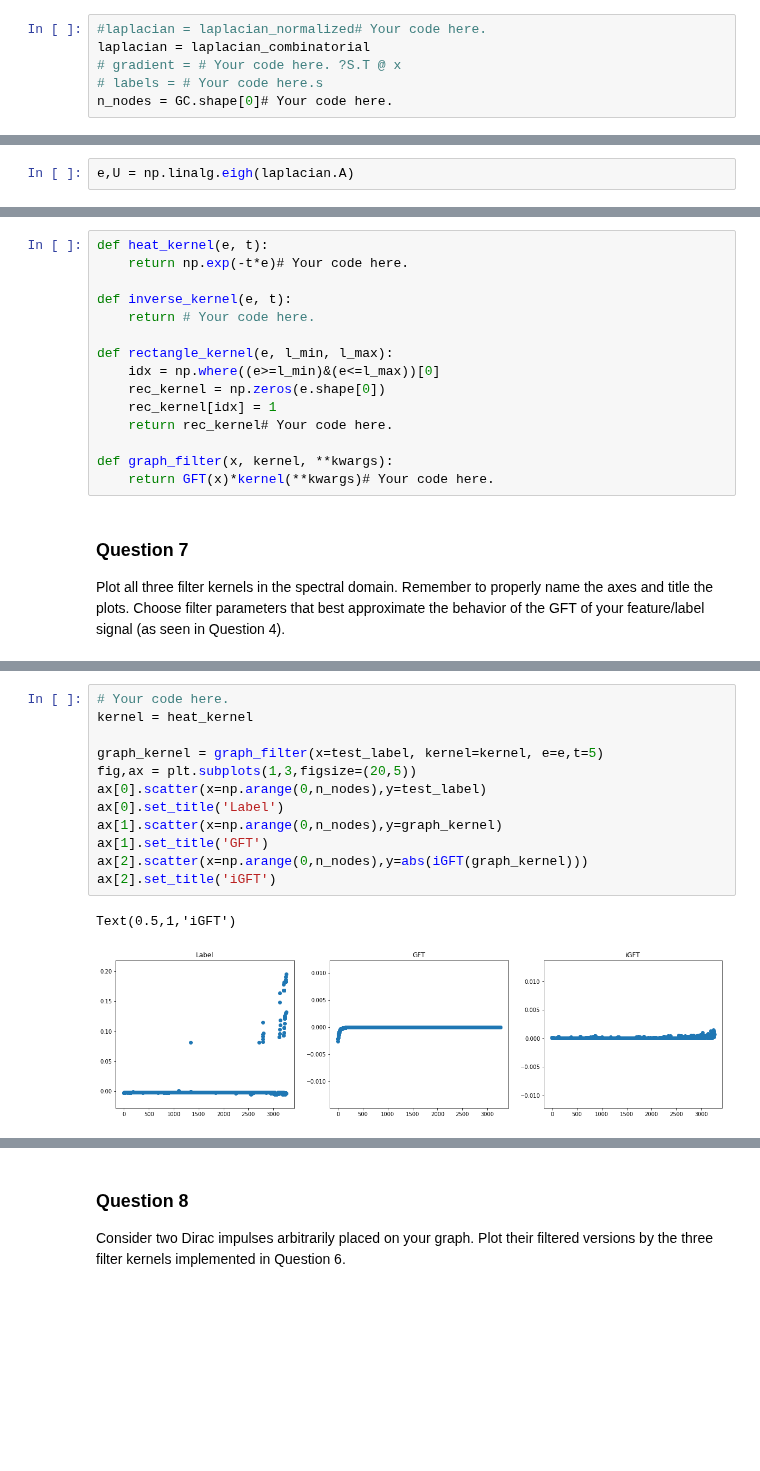
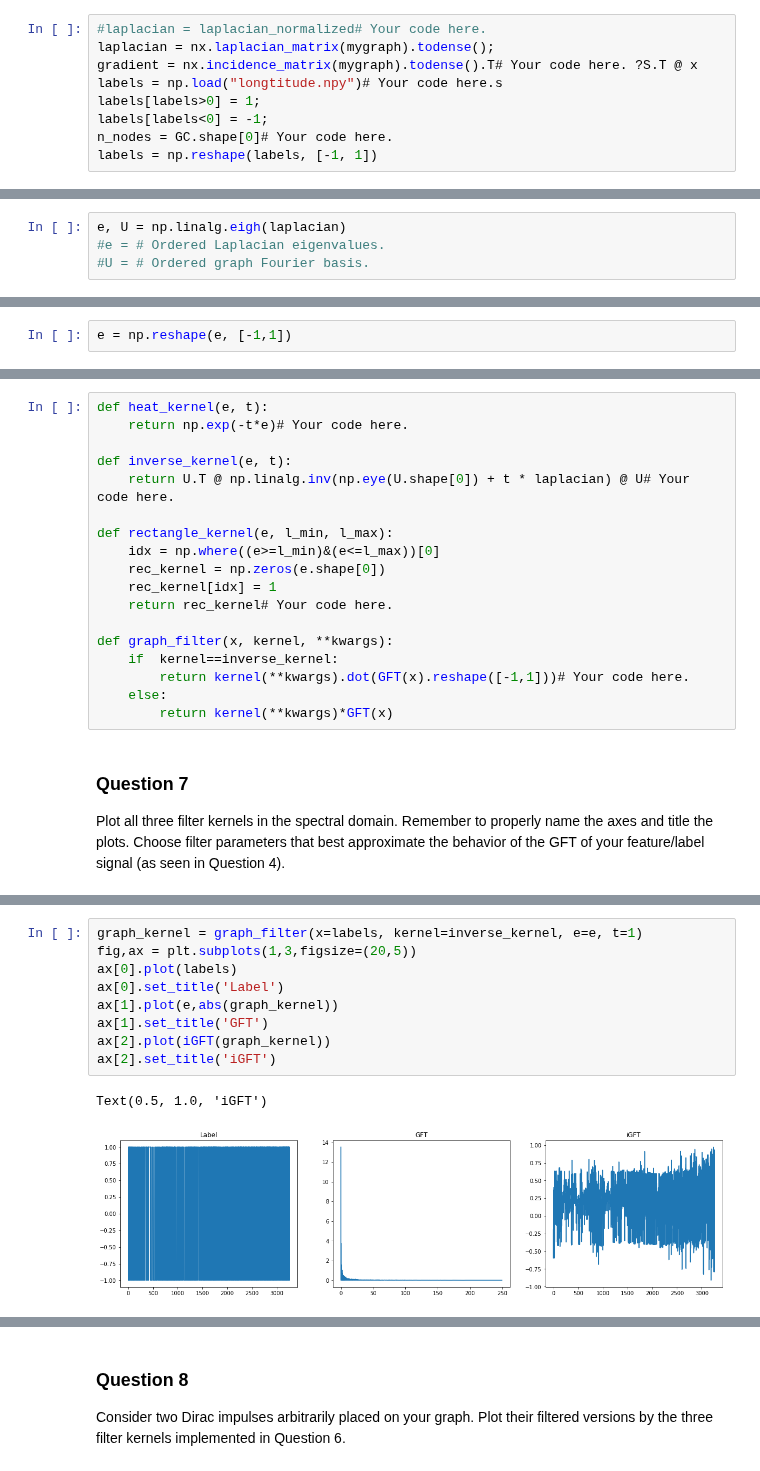
Before and after one commit to ownzonefeng/ntds_groupwork, a Jupyter notebook: Milestone4/4_graph_signal_processing.ipynb, the cells around one changed output, grey strips where cells are left out. Cells and saved outputs as stored; diff of their text form; blank space fills up the shorter version.

```diff
--- a/Milestone4/4_graph_signal_processing.ipynb
+++ b/Milestone4/4_graph_signal_processing.ipynb
@@ -104,6 +98,9 @@ laplacian_normalized =  D_root_inv.dot(laplacian_combinatorial.dot(D_root_inv))
 # %%
 #laplacian = laplacian_normalized# Your code here.
-laplacian = laplacian_combinatorial
-# gradient = # Your code here. ?S.T @ x
-# labels = # Your code here.s
+laplacian = nx.laplacian_matrix(mygraph).todense();
+gradient = nx.incidence_matrix(mygraph).todense().T# Your code here. ?S.T @ x
+labels = np.load("longtitude.npy")# Your code here.s
+labels[labels>0] = 1;
+labels[labels<0] = -1;
 n_nodes = GC.shape[0]# Your code here.
+labels = np.reshape(labels, [-1, 1])
@@ -116,4 +157,6 @@ In this section we will observe how your feature/label vector looks like in the
 
 Compute the Fourier basis vectors and the Laplacian eigenvalues. Make sure to order those from smaller to larger, $\lambda_0 \leq \lambda_1 \leq \dots \leq \lambda_{N-1},$ and use the same ordering for the Fourier basis vectors.
 # %%
-e,U = np.linalg.eigh(laplacian.A)
+e, U = np.linalg.eigh(laplacian)
+#e = # Ordered Laplacian eigenvalues.
+#U = # Ordered graph Fourier basis.
@@ -161,6 +214,8 @@ def iGFT(x):
 ### Question 4
 
 Plot your feature/label vector as a signal on your graph
+# %%
+e = np.reshape(e, [-1,1])
 # %%
 # Your code here.
 #test_label = np.ones(laplacian.shape[0])
@@ -212,7 +266,7 @@ def heat_kernel(e, t):
     return np.exp(-t*e)# Your code here.
 
 def inverse_kernel(e, t):
-    return # Your code here.
+    return U.T @ np.linalg.inv(np.eye(U.shape[0]) + t * laplacian) @ U# Your code here.
 
 def rectangle_kernel(e, l_min, l_max):
     idx = np.where((e>=l_min)&(e<=l_max))[0]
@@ -221,7 +275,10 @@ def rectangle_kernel(e, l_min, l_max):
     return rec_kernel# Your code here.
 
 def graph_filter(x, kernel, **kwargs):
-    return GFT(x)*kernel(**kwargs)# Your code here.
+    if  kernel==inverse_kernel:
+        return kernel(**kwargs).dot(GFT(x).reshape([-1,1]))# Your code here.
+    else:
+        return kernel(**kwargs)*GFT(x)
 # %% [markdown]
 ### Question 7
 
@@ -229,15 +291,12 @@ Plot all three filter kernels in the spectral domain. Remember to properly name
 # %%
-# Your code here.
-kernel = heat_kernel
-
-graph_kernel = graph_filter(x=test_label, kernel=kernel, e=e,t=5)
+graph_kernel = graph_filter(x=labels, kernel=inverse_kernel, e=e, t=1)
 fig,ax = plt.subplots(1,3,figsize=(20,5))
-ax[0].scatter(x=np.arange(0,n_nodes),y=test_label)
+ax[0].plot(labels)
 ax[0].set_title('Label')
-ax[1].scatter(x=np.arange(0,n_nodes),y=graph_kernel)
+ax[1].plot(e,abs(graph_kernel))
 ax[1].set_title('GFT')
-ax[2].scatter(x=np.arange(0,n_nodes),y=abs(iGFT(graph_kernel)))
+ax[2].plot(iGFT(graph_kernel))
 ax[2].set_title('iGFT')
 # %% [output]
-Text(0.5,1,'iGFT')
+Text(0.5, 1.0, 'iGFT')
-[figure, old version]
+[figure, new version]
```
Also changed, not shown: parts of 25 cells of this notebook, 5 other files.
